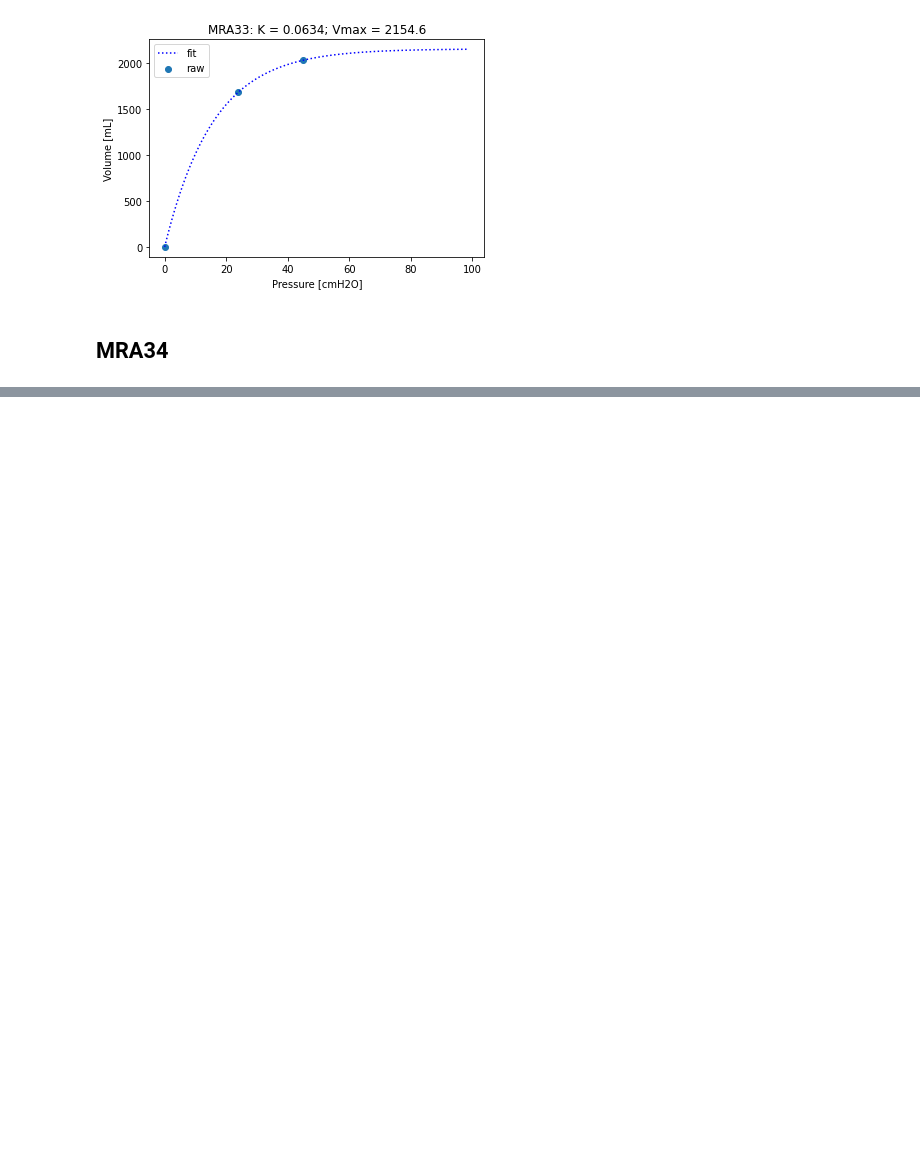
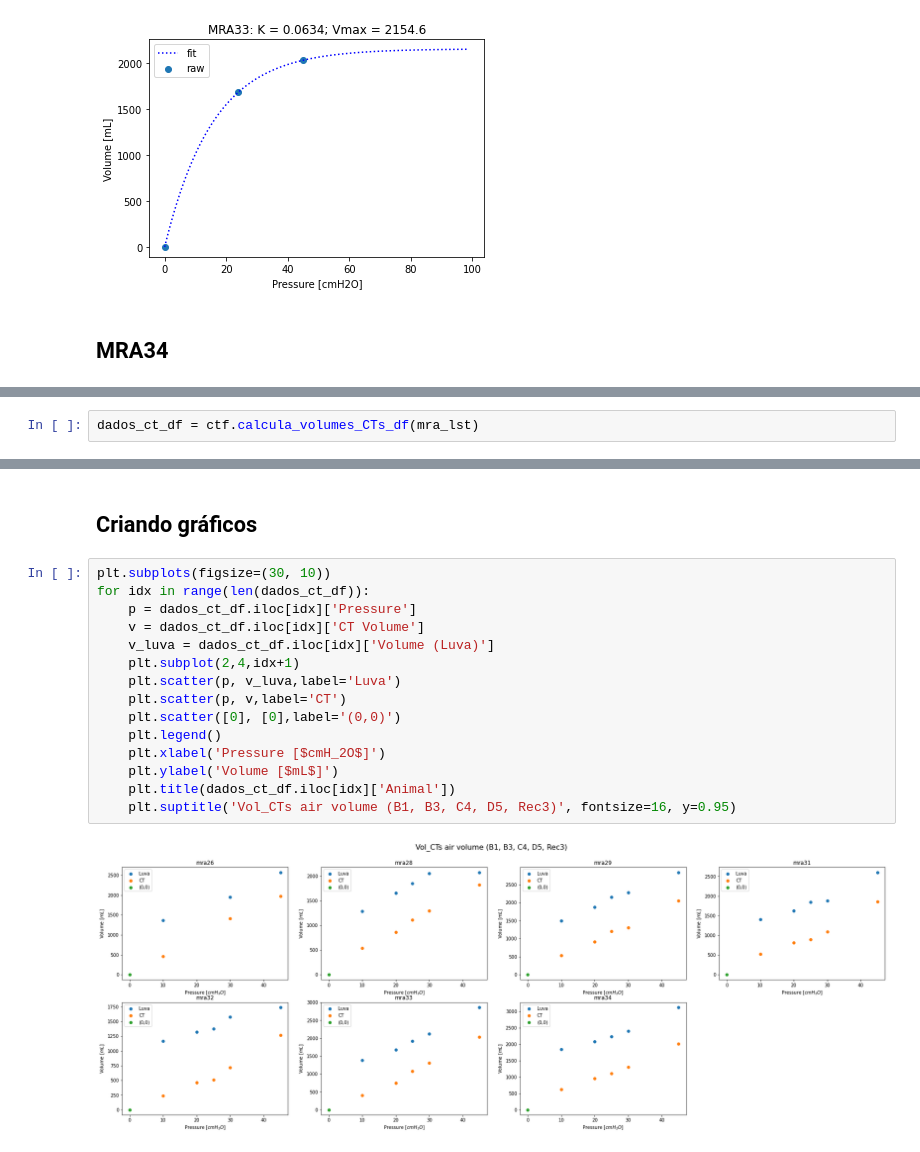
Before and after one commit to edlbcamargo/recrutabilidade, a Jupyter notebook: volume_referencia/volume_referencia.ipynb, the cells around one changed output, grey strips where cells are left out. Saved outputs shown, nothing was run; the diff lists cells and outputs as text; blank space fills up the shorter version.

```diff
--- a/volume_referencia/volume_referencia.ipynb
+++ b/volume_referencia/volume_referencia.ipynb
@@ -260,0 +347,2 @@ K = 0.0634304706003319; Vmax = 2154.5650333633625
+# %%
+dados_ct_df = ctf.calcula_volumes_CTs_df(mra_lst)
@@ -260,0 +396,19 @@ K = 0.0634304706003319; Vmax = 2154.5650333633625
+# %% [markdown]
+## Criando gráficos
+# %%
+plt.subplots(figsize=(30, 10))
+for idx in range(len(dados_ct_df)):
+    p = dados_ct_df.iloc[idx]['Pressure']
+    v = dados_ct_df.iloc[idx]['CT Volume']
+    v_luva = dados_ct_df.iloc[idx]['Volume (Luva)']
+    plt.subplot(2,4,idx+1)
+    plt.scatter(p, v_luva,label='Luva')
+    plt.scatter(p, v,label='CT')
+    plt.scatter([0], [0],label='(0,0)')
+    plt.legend()
+    plt.xlabel('Pressure [$cmH_2O$]')
+    plt.ylabel('Volume [$mL$]')
+    plt.title(dados_ct_df.iloc[idx]['Animal'])
+    plt.suptitle('Vol_CTs air volume (B1, B3, C4, D5, Rec3)', fontsize=16, y=0.95)
+# %% [output]
+[figure, added]
```
Also changed, not shown: parts of 27 cells of this notebook, 2 other files.
